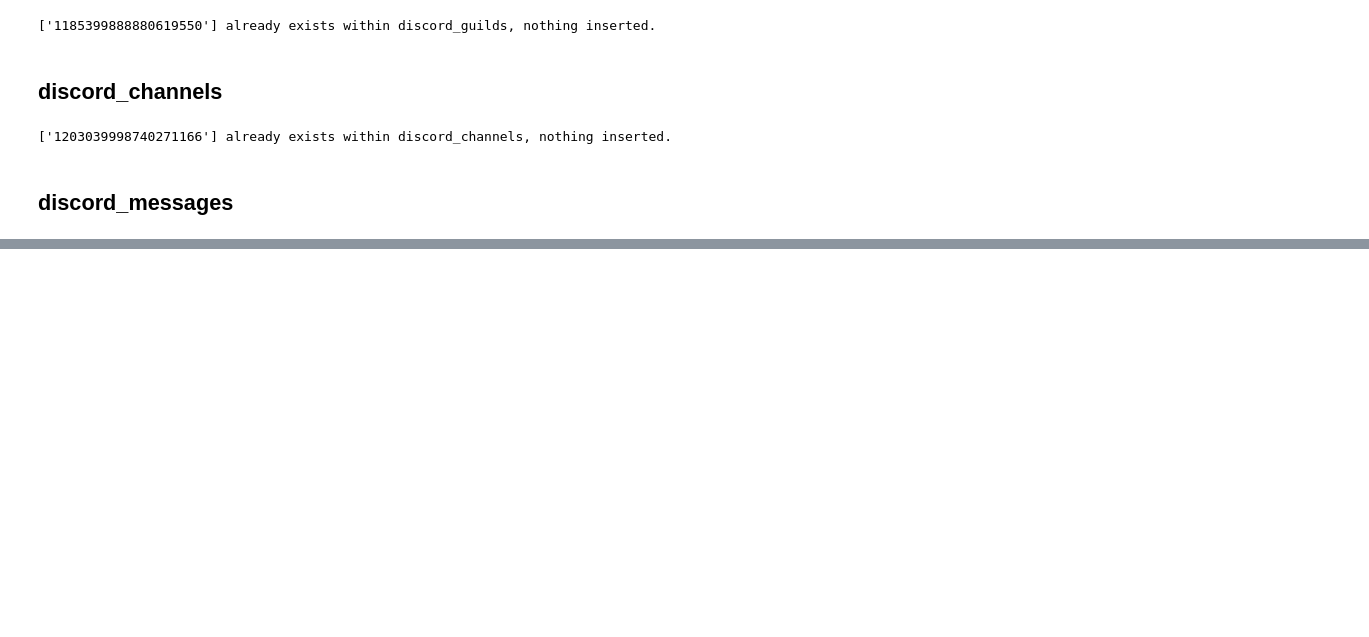
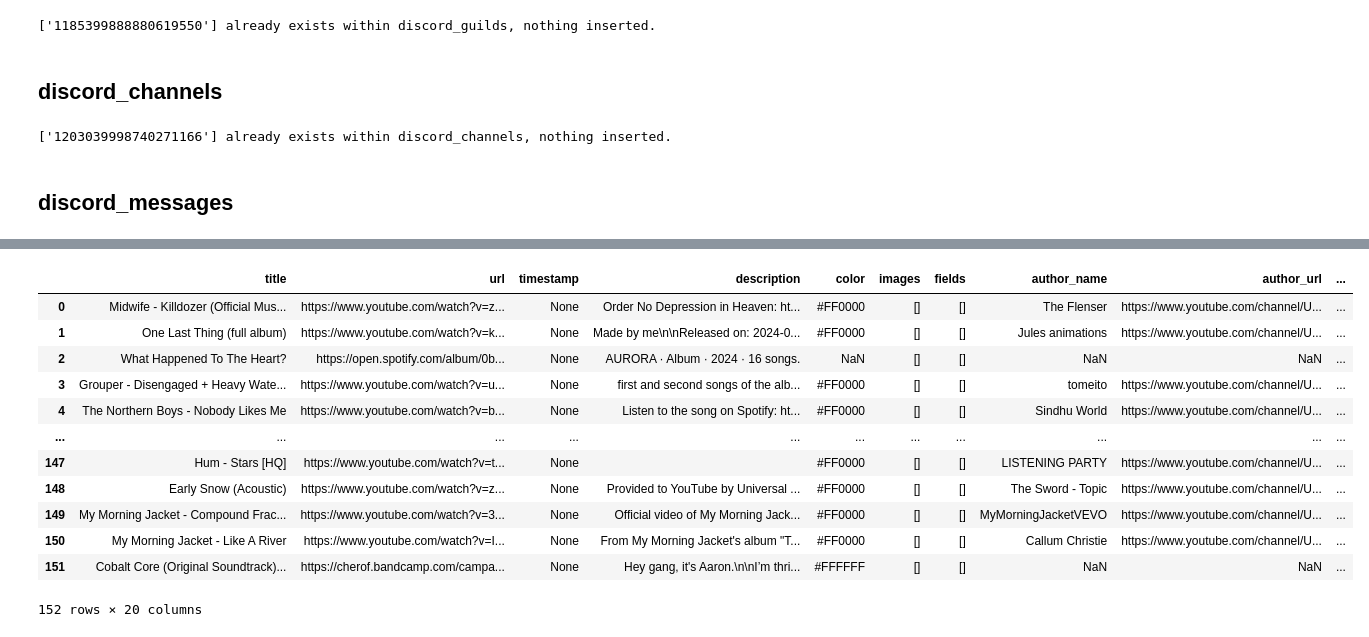
Before and after one commit to Keliff/DiscordChatExportForMusic, a Jupyter notebook: sqlite_database_setup.ipynb, the cells around one changed output, grey strips where cells are left out. Drawn from its saved outputs; the diff is of its cells as text; code cells hidden in the pictures; blank space fills up the shorter version.

```diff
--- a/sqlite_database_setup.ipynb
+++ b/sqlite_database_setup.ipynb
@@ -320,0 +671,23 @@ IntegrityError: UNIQUE constraint failed: discord_authors.author_id
+# %%
+df = pd.json_normalize(
+    data=contents["messages"],
+    record_path="embeds",
+    meta=["id"],
+    sep="_"
+)
+
+df
+# %% [output]
+|  | title | url | timestamp | description | color | images | fields | author_name | author_url | ... |
+| 0 | Midwife - Killdozer (Official Mus... | https://www.youtube.com/watch?v=z... | None | Order No Depression in Heaven: ht... | #FF0000 | [] | [] | The Flenser | https://www.youtube.com/channel/U... | ... |
+| 1 | One Last Thing (full album) | https://www.youtube.com/watch?v=k... | None | Made by me\n\nReleased on: 2024-0... | #FF0000 | [] | [] | Jules animations | https://www.youtube.com/channel/U... | ... |
+| 2 | What Happened To The Heart? | https://open.spotify.com/album/0b... | None | AURORA · Album · 2024 · 16 songs. | NaN | [] | [] | NaN | NaN | ... |
+| 3 | Grouper - Disengaged + Heavy Wate... | https://www.youtube.com/watch?v=u... | None | first and second songs of the alb... | #FF0000 | [] | [] | tomeito | https://www.youtube.com/channel/U... | ... |
+| 4 | The Northern Boys - Nobody Likes Me | https://www.youtube.com/watch?v=b... | None | Listen to the song on Spotify: ht... | #FF0000 | [] | [] | Sindhu World | https://www.youtube.com/channel/U... | ... |
+| ... | ... | ... | ... | ... | ... | ... | ... | ... | ... | ... |
+| 147 | Hum - Stars [HQ] | https://www.youtube.com/watch?v=t... | None |  | #FF0000 | [] | [] | LISTENING PARTY | https://www.youtube.com/channel/U... | ... |
+| 148 | Early Snow (Acoustic) | https://www.youtube.com/watch?v=z... | None | Provided to YouTube by Universal ... | #FF0000 | [] | [] | The Sword - Topic | https://www.youtube.com/channel/U... | ... |
+| 149 | My Morning Jacket - Compound Frac... | https://www.youtube.com/watch?v=3... | None | Official video of My Morning Jack... | #FF0000 | [] | [] | MyMorningJacketVEVO | https://www.youtube.com/channel/U... | ... |
+| 150 | My Morning Jacket - Like A River | https://www.youtube.com/watch?v=I... | None | From My Morning Jacket's album "T... | #FF0000 | [] | [] | Callum Christie | https://www.youtube.com/channel/U... | ... |
+| 151 | Cobalt Core (Original Soundtrack)... | https://cherof.bandcamp.com/campa... | None | Hey gang, it's Aaron.\n\nI’m thri... | #FFFFFF | [] | [] | NaN | NaN | ... |
+152 rows × 20 columns
```
Also changed, not shown: parts of 18 cells of this notebook, 10 other files.
